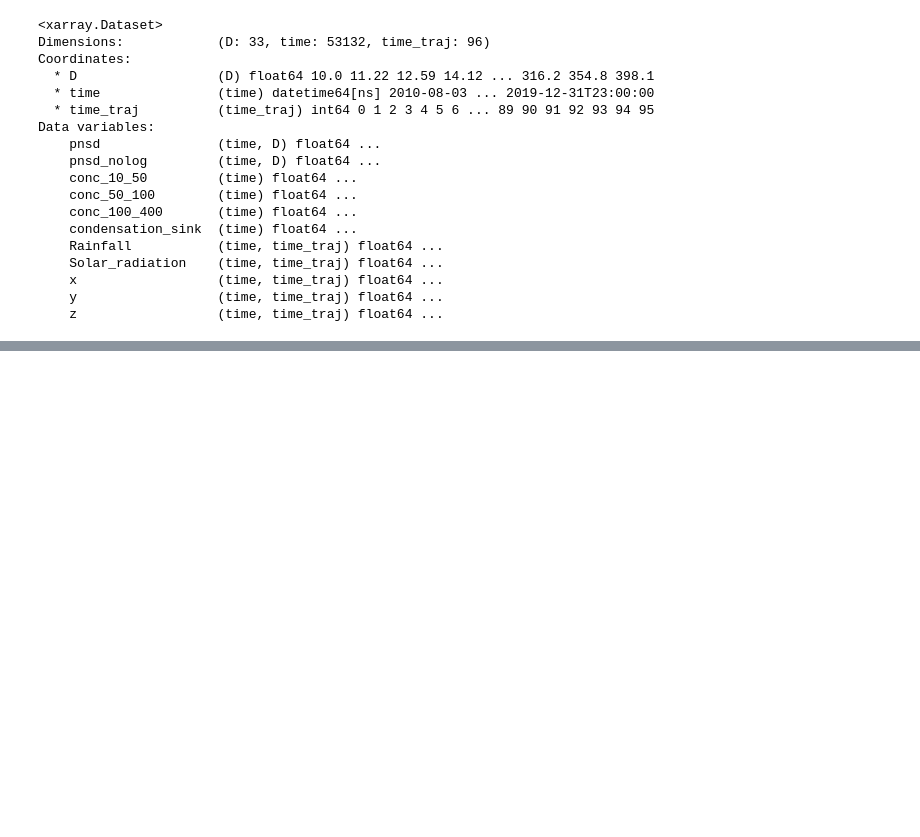
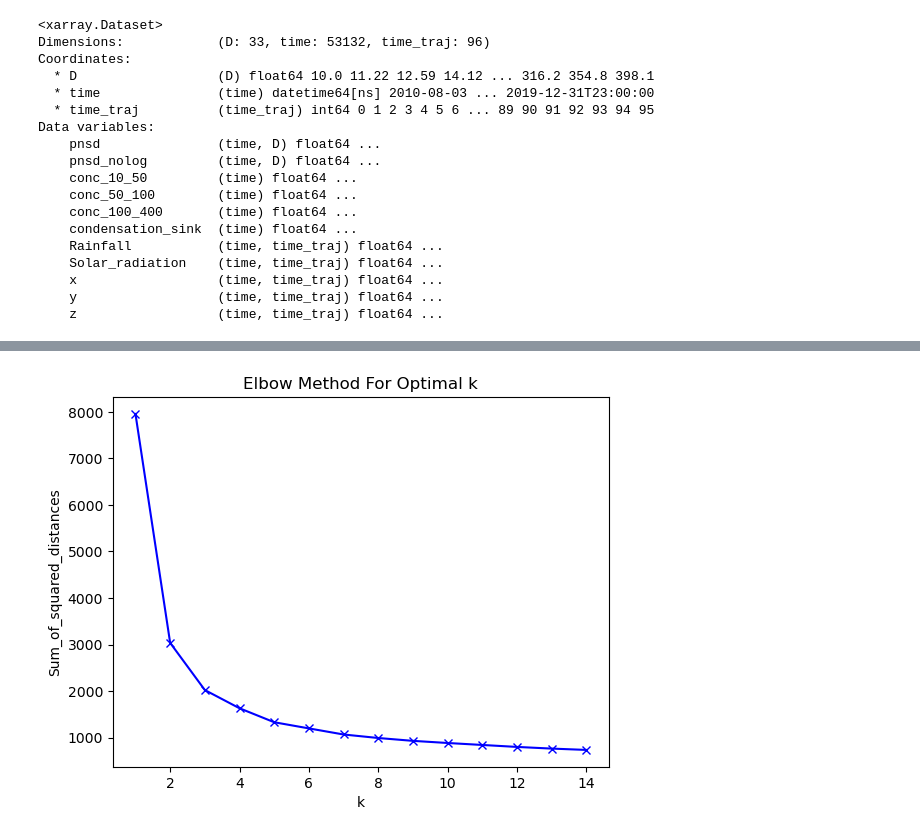
Before and after one commit to eScience-course/Tjaernoe2022-group7, a Jupyter notebook: ingrblu/ingrid_notebook.ipynb, the cells around one changed output, grey strips where cells are left out. Saved outputs shown, nothing was run; the diff lists cells and outputs as text; code cells hidden in the pictures; blank space fills up the shorter version.

Commit message:
made clusters

```diff
--- a/ingrblu/ingrid_notebook.ipynb
+++ b/ingrblu/ingrid_notebook.ipynb
@@ -45,0 +63,4 @@ month.plot()
+# %%
+# Making a dataframe
+df = pd.DataFrame(ds.pnsd.values, ds.time, ds.D)
+df.head()
@@ -45,0 +90,22 @@ month.plot()
+# %%
+def k_elbow(df):
+    mms = MinMaxScaler()
+    mms.fit(df)
+    data_transformed = mms.transform(df)
+
+    Sum_of_squared_distances = []
+    K = range(1,15)
+    for k in K:
+        km = KMeans(n_clusters=k)
+        km = km.fit(data_transformed)
+        Sum_of_squared_distances.append(km.inertia_)
+
+    plt.plot(K, Sum_of_squared_distances, 'bx-')
+    plt.xlabel('k')
+    plt.ylabel('Sum_of_squared_distances')
+    plt.title('Elbow Method For Optimal k')
+    plt.show()
+
+k_elbow(df)
+# %% [output]
+[figure, added]
```
Also changed, not shown: parts of 29 cells of this notebook.
